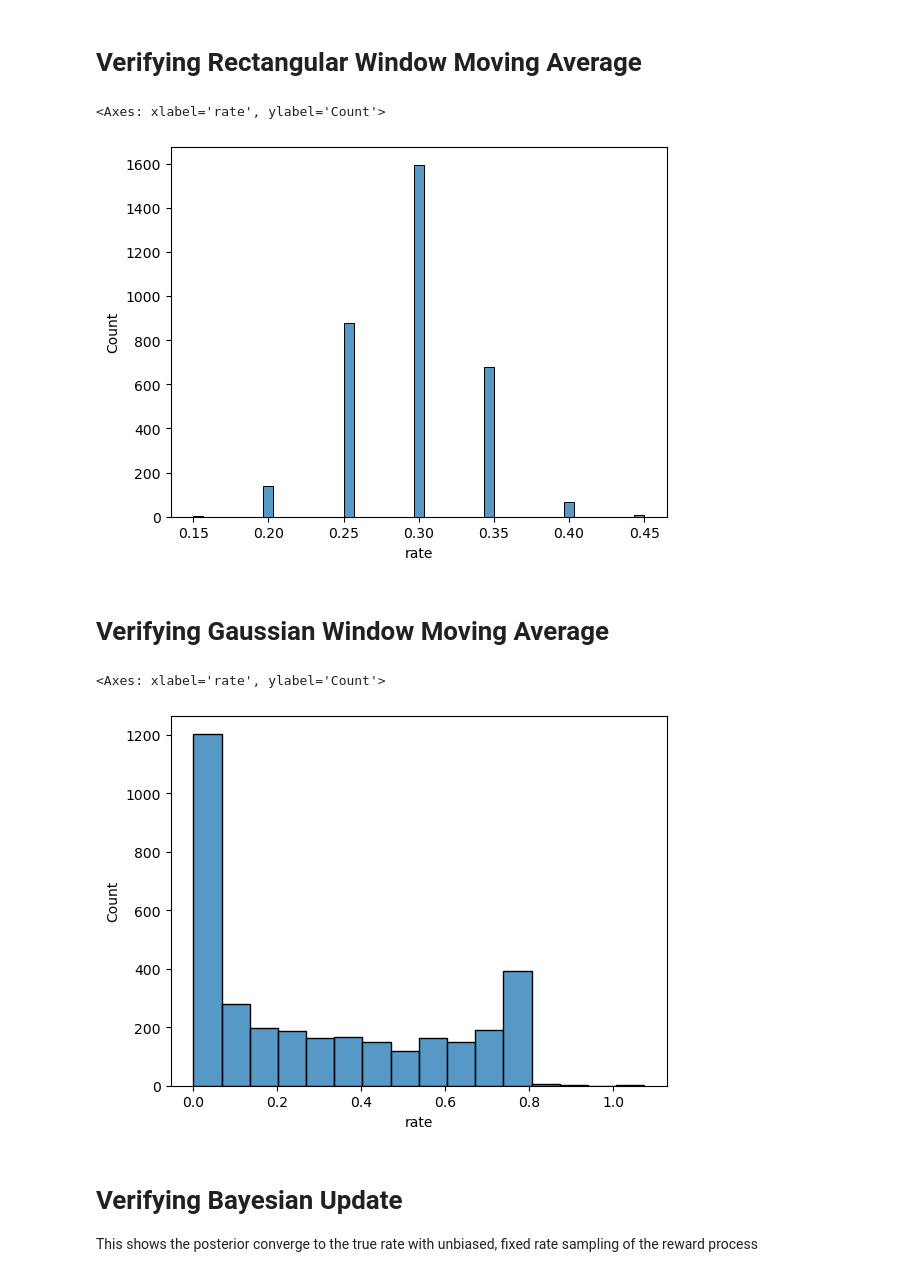
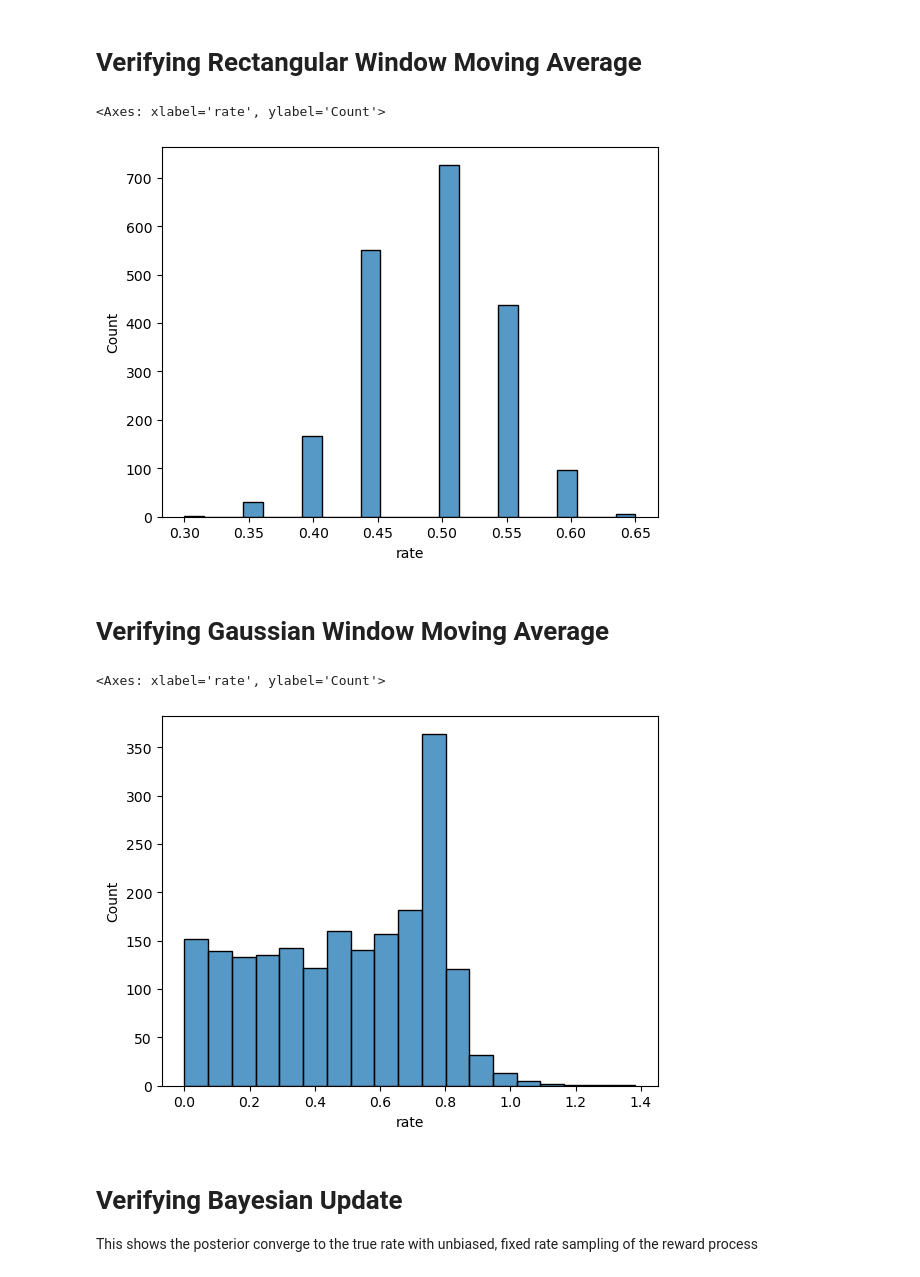
Before and after one commit to XaqLab/Foraging, a Jupyter notebook: notebooks/supplementary/Engineering.ipynb, the cells around one changed output. Cells and saved outputs as stored; diff of their text form; code cells hidden in the pictures.

Commit message:
fixed gaussian rates

```diff
--- a/notebooks/supplementary/Engineering.ipynb
+++ b/notebooks/supplementary/Engineering.ipynb
@@ -353,12 +353,13 @@ Method 2: gamma.cdf: 0.00604 seconds
 import numpy as np
 import pandas as pd
 from foraging.utils.stats import moving_average
+import seaborn as sns
 
 # Set random seed for reproducibility
 np.random.seed(42)
 
 # Generate regularly-spaced spike times using Gamma process with fixed rate
-rate = 3  # spikes per unit time per latent (inverse of scale parameter)
+rate = 5  # spikes per unit time per latent (inverse of scale parameter)
 n_spikes = 1000
 
 # Generate inter-spike intervals from gamma distribution distribution
@@ -406,7 +407,7 @@ ma = moving_average(
 sns.histplot(ma['rate'])
 # %% [output]
 <Axes: xlabel='rate', ylabel='Count'>
-[figure, old version]
+[figure, new version]
 # %% [markdown]
 # Verifying Gaussian Window Moving Average
 # %%
@@ -419,7 +420,7 @@ from foraging.utils.stats import moving_average
 np.random.seed(42)
 
 # Generate regularly-spaced spike times using Gamma process with fixed rate
-rate = 3  # spikes per unit time per latent (inverse of scale parameter)
+rate = 5  # spikes per unit time per latent (inverse of scale parameter)
 n_spikes = 1000
 
 # Generate inter-spike intervals from gamma distribution distribution
@@ -440,65 +441,35 @@ blocks = np.random.choice([1], size=len(spike_times))
 spike_df = (
     pd.DataFrame(
         {
             "spike_time": spike_times,
             "outcome": binary_outcomes,
             "subject": subjects,
             "session": sessions,
             "block": blocks,
         }
     )
     .set_index(["subject", "session", "block"])
     .sort_values(["spike_time"])
     .sort_index()
 )
 
 ma = moving_average(
     spike_df,
     x_col="spike_time",
     y_col="outcome",
     y_name="rate",
     bin_func=lambda x: x.sum(),
     bin_width=0.01,
     rate=True,
     rolling_kwargs={"window": 20, "step": 1, "win_type": "gaussian", "center": True},
     agg_kwargs={"std": 50},
 )
 
-def compute_gaussian_correction_factor(window_size, std, bin_width=0.05):
-    """
-    Compute the correction factor for Gaussian window weighting.
-
-    Args:
-        window_size: Window size in seconds
-        std: Standard deviation of Gaussian in bins
-        bin_width: Width of each bin in seconds
-
-    Returns:
-        Correction factor to multiply Gaussian-windowed results
-    """
-    n_bins = int(window_size / bin_width)
-    center = n_bins // 2
-
-    # Create Gaussian weights exactly as pandas does
-    positions = np.arange(n_bins)
-    weights = np.exp(-((positions - center) ** 2) / (2 * std ** 2))
-
-    # Pandas normalizes so max weight = 1
-    weights_normalized = weights / weights.max()
-
-    # Sum of normalized weights
-    sum_weights = np.sum(weights_normalized)
-
-    # Correction factor
-    correction_factor = n_bins / sum_weights
-
-    return correction_factor
-
-rates = ma['rate'] * compute_gaussian_correction_factor(20, 50, bin_width=0.01)
+rates = ma['rate']
 sns.histplot(rates)
 # %% [output]
 <Axes: xlabel='rate', ylabel='Count'>
-[figure, old version]
+[figure, new version]
 # %% [markdown]
 # Verifying Bayesian Update
 
```
Also changed, not shown: 5 other files.
